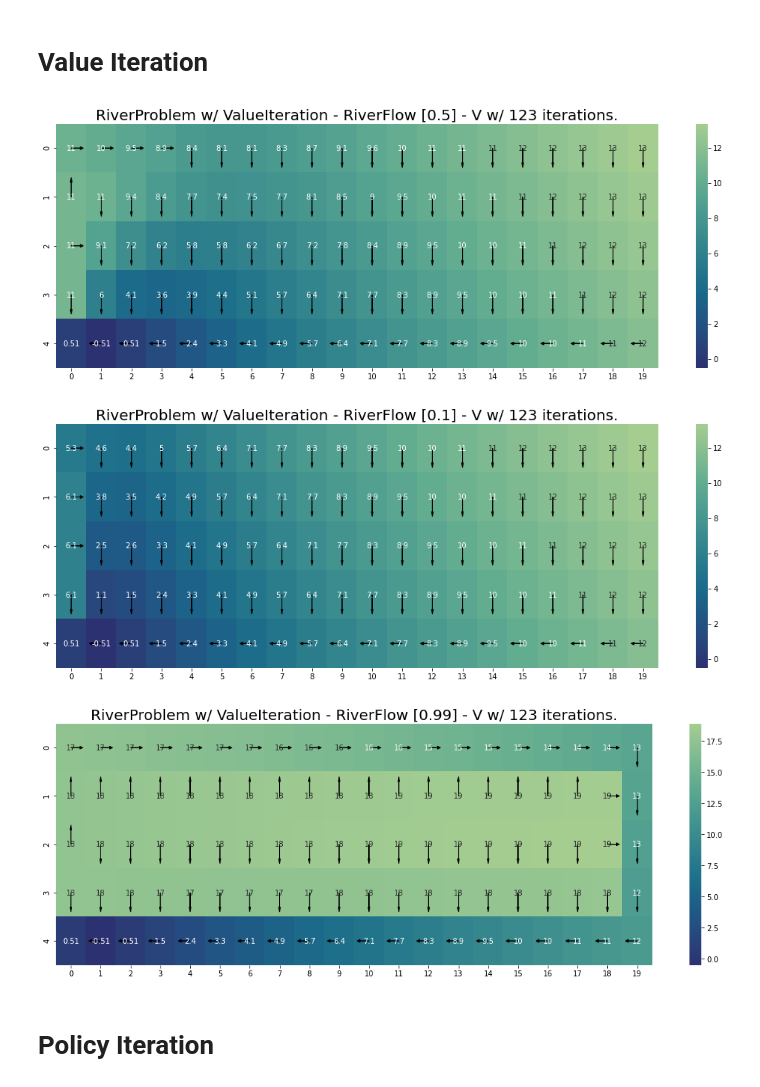
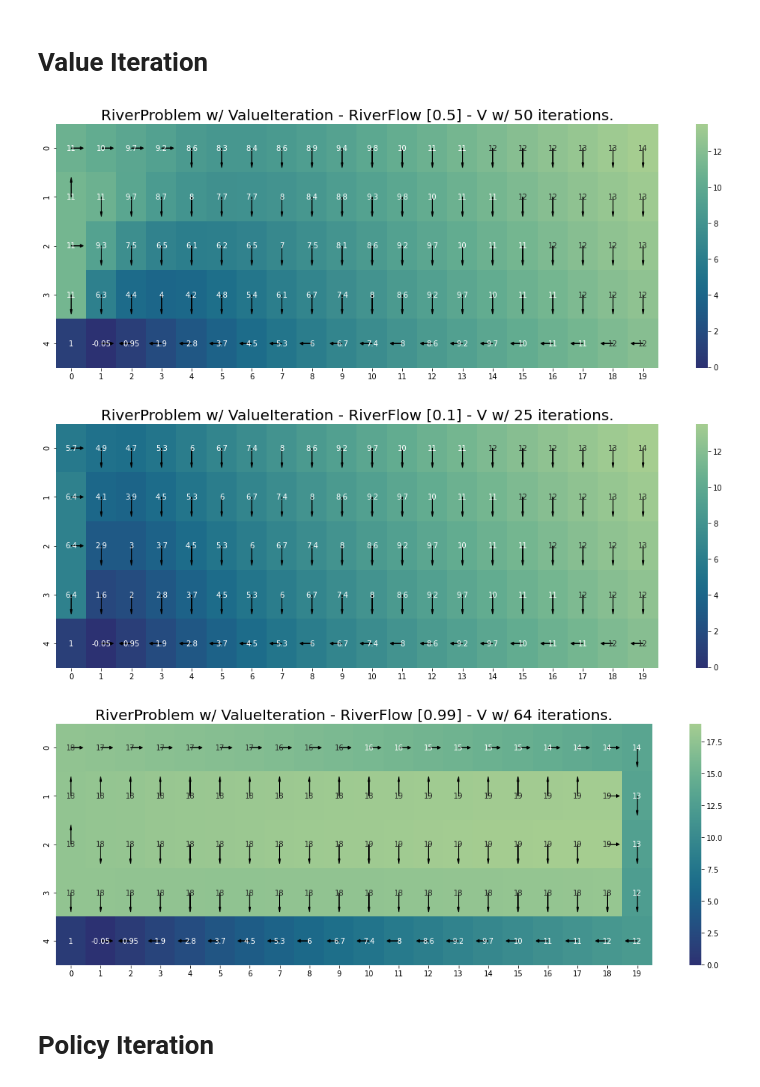
Before and after one commit to igormiyamura/ppgsi_riskaverse_rl, a Jupyter notebook: notebooks/1_Experimentos.ipynb, the cells around one changed output. Drawn from its saved outputs; the diff is of its cells as text; code cells hidden in the pictures.

```diff
--- a/notebooks/1_Experimentos.ipynb
+++ b/notebooks/1_Experimentos.ipynb
@@ -51,33 +55,28 @@ Prazo Rápido
 
 Implementações: Eduardo, Willy...
 # %%
-def run_river_problem(river_flow, model_obj):
+def run_river_problem(river_flow, model_obj, epsilon=None, vl_lambda=None, discount_factor=None,
+                                     k=None, gamma=None, alpha=None):
     transition_probabilities = rp.build_transition_probabilities(block_type, river_flow=river_flow)
 
     is_ok, dict_verification = rp._verify_sum_probabilities(transition_probabilities, block_type)
     if not is_ok: print(f'Soma das Probabilidades está válida? {is_ok}')
 
-    rnp = model_obj(grid_size, goal_state, transition_probabilities, costs,
+    if epsilon != None and discount_factor != None:
+        rnp = model_obj(grid_size, goal_state, transition_probabilities, costs,
                          num_actions=4, discount_factor=discount_factor, epsilon=epsilon)
+    elif vl_lambda != None and discount_factor != None:
+        rnp = model_obj(grid_size, goal_state, transition_probabilities, costs, vl_lambda,
+                         num_actions=4, discount_factor=discount_factor)
+    elif k != None and gamma != None and alpha != None:
+        rnp = model_obj(grid_size, goal_state, transition_probabilities, costs, k, alpha, gamma,
+                         num_actions=4)
 
     num_iterations = rnp.run_converge()
-    hm = viz_tools.visualize_V(rnp, rnp.V, grid_size, 4, goal_state, num_iterations, str_title=f'RiverProblem w/ ValueIteration - RiverFlow [{river_flow}]')
+    hm = viz_tools.visualize_V(rnp, rnp.V, grid_size, 4, goal_state, num_iterations,
+                               str_title=f'RiverProblem w/ ValueIteration - RiverFlow [{river_flow}]')
 
     return rnp
-
-def run_risk_sensitive_river_problem(river_flow, model_obj):
-    transition_probabilities = rp.build_transition_probabilities(block_type, river_flow=river_flow)
-
-    is_ok, dict_verification = rp._verify_sum_probabilities(transition_probabilities, block_type)
-    if not is_ok: print(f'Soma das Probabilidades está válida? {is_ok}')
-
-    rnp = model_obj(grid_size, goal_state, transition_probabilities, costs, vl_lambda,
-                         num_actions=4, discount_factor=discount_factor)
-
-    num_iterations = rnp.run_converge()
-    hm = viz_tools.visualize_V(rnp, rnp.V, grid_size, 4, goal_state, num_iterations, str_title=f'RiverProblem w/ ValueIteration - RiverFlow [{river_flow}]')
-
-    return rnp
 # %% [markdown]
 # Value Iteration
 # %%
@@ -92,18 +91,14 @@ epsilon = 0.001
 
 costs = {0: 1, 1: 1, 2: 1, 3: 1}
 block_type = rp.build_block_type()
-# %%
-rnp = run_river_problem(river_flow=0.5, model_obj=ValueIteration)
-# %% [output]
-[figure, removed]
-# %%
-rnp = run_river_problem(river_flow=0.1, model_obj=ValueIteration)
-# %% [output]
-[figure, removed]
-# %%
-rnp = run_river_problem(river_flow=0.99, model_obj=ValueIteration)
-# %% [output]
-[figure, removed]
+# %%
+rnp = run_river_problem(river_flow=0.5, model_obj=ValueIteration, epsilon=epsilon, discount_factor=discount_factor)
+rnp = run_river_problem(river_flow=0.1, model_obj=ValueIteration, epsilon=epsilon, discount_factor=discount_factor)
+rnp = run_river_problem(river_flow=0.99, model_obj=ValueIteration, epsilon=epsilon, discount_factor=discount_factor)
+# %% [output]
+[figure, added]
+[figure, added]
+[figure, added]
 # %% [markdown]
 # Policy Iteration
 # %%
```
Also changed, not shown: parts of 14 cells of this notebook, 3 other files.
